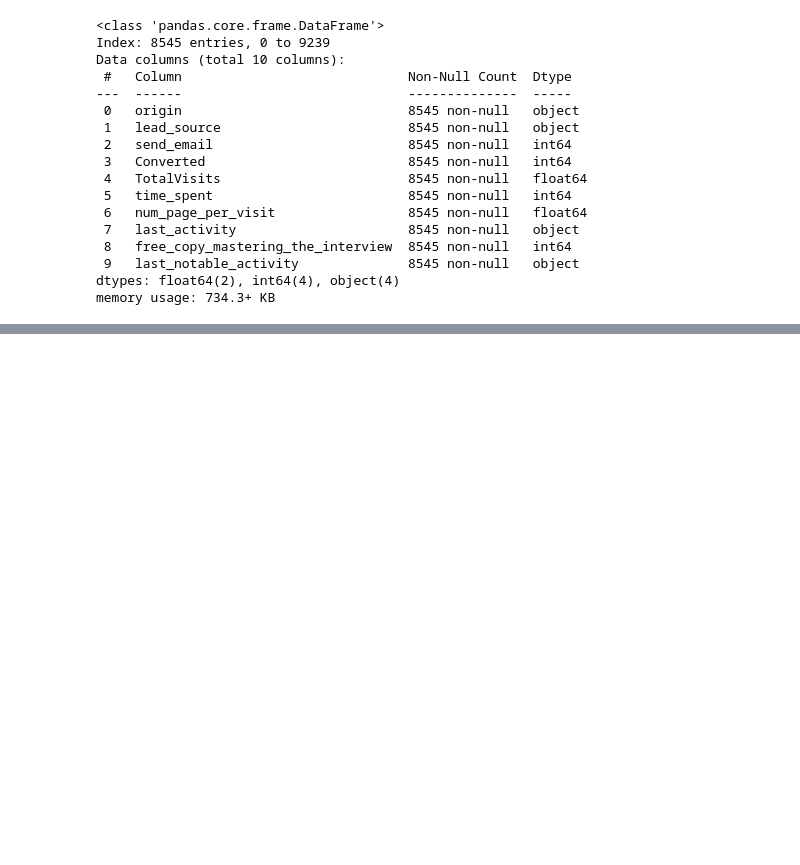
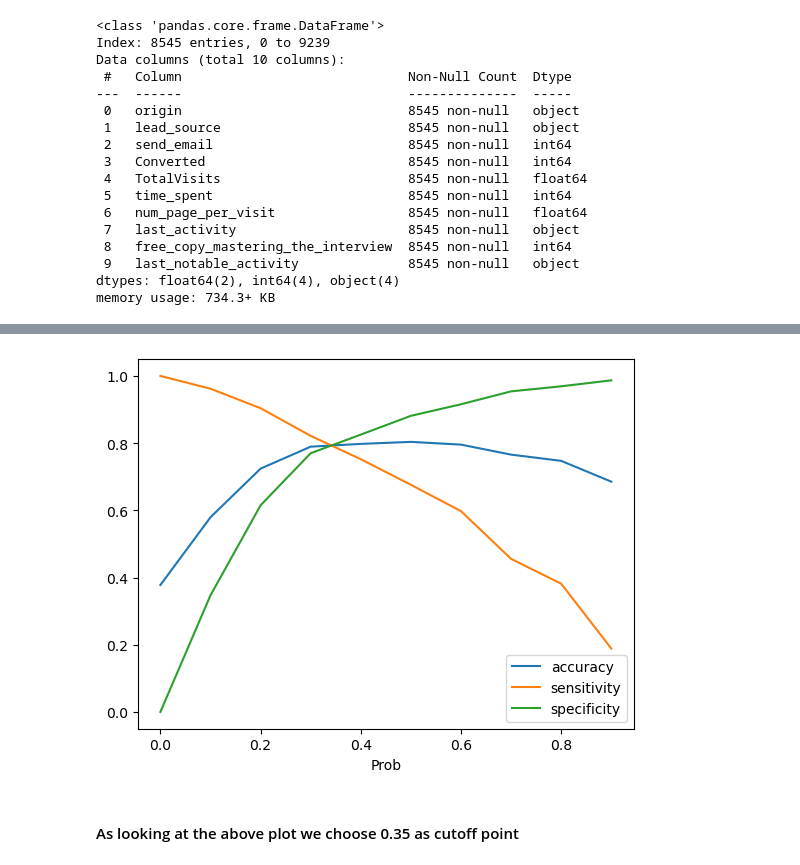
Before and after one commit to keshavRaj/LeadScoringCaseStudy, a Jupyter notebook: Lead Scoring Assignment/Lead+Case+Study.ipynb, the cells around one changed output, grey strips where cells are left out. Saved outputs shown, nothing was run; the diff lists cells and outputs as text; code cells hidden in the pictures; blank space fills up the shorter version.

```diff
--- a/Lead Scoring Assignment/Lead+Case+Study.ipynb
+++ b/Lead Scoring Assignment/Lead+Case+Study.ipynb
@@ -2293,0 +2047,20 @@ Now everything looks good. We have only 9 features. All the features are signifi
+# %%
+def evalute_model(converted, predicted):
+    confusion = metrics.confusion_matrix(converted, predicted)
+    accuracy_score = metrics.accuracy_score(converted, predicted)
+    TP = confusion[1,1] #True Positive
+    TN = confusion[0,0] #True Negative
+    FP = confusion[0,1] #False Positive
+    FN = confusion[1,0] #False negative
+    sensitivity = TP / float(TP + FN)
+    specificity = TN / float(TN +FP)
+    precision = TP / float(TP + FP)
+    recall = TP / float(TP + FN)
+    print("Model Evalution \n")
+    print("accuracy = {}".format(accuracy_score))
+    print("sensitivity = {}".format(sensitivity))
+    print("specificity = {}".format(specificity))
+    print("precision = {}".format(precision))
+    print("recall = {}".format(recall))
+    print("------------------------------")
+    return (accuracy_score, sensitivity, specificity)
@@ -2293,0 +2334,7 @@ Now everything looks good. We have only 9 features. All the features are signifi
+# %%
+#let us create columns with different probablity cutoffs
+numbers = [float(x) / 10 for x in range(10)]
+for i in numbers:
+    y_train_pred_final[i] = y_train_pred_final.conversion_prob.map(lambda x: 1 if x > i else 0)
+
+y_train_pred_final.head()
@@ -2293,0 +2348,6 @@ Now everything looks good. We have only 9 features. All the features are signifi
+# %%
+cutoff_df = pd.DataFrame(columns = ["Prob", "accuracy", "sensitivity", "specificity"])
+for i in numbers:
+    print("Probablity = {}".format(i))
+    accuracy, sensitivity, specificity = evalute_model(y_train_pred_final.Converted, y_train_pred_final[i])
+    cutoff_df.loc[i] = [i, accuracy, sensitivity, specificity]
@@ -2293,0 +2386,8 @@ Now everything looks good. We have only 9 features. All the features are signifi
+# %%
+#let us plot accuracy, sensitivity and specificity for various probablities
+cutoff_df.plot.line(x="Prob", y = ["accuracy", "sensitivity", "specificity"])
+plt.show()
+# %% [output]
+[figure, added]
+# %% [markdown]
+#### As looking at the above plot we choose 0.35 as cutoff point
```
Also changed, not shown: parts of 138 cells of this notebook.
